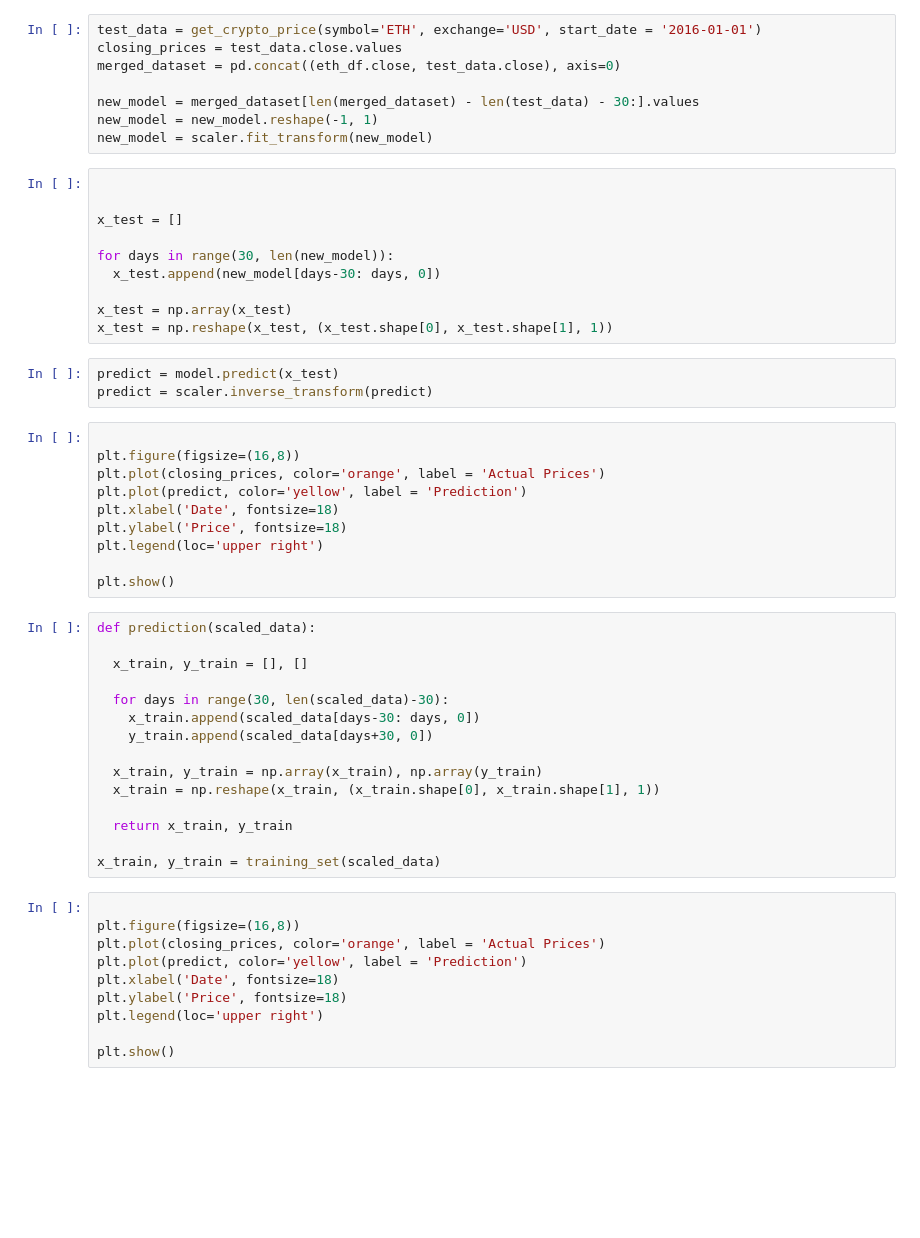
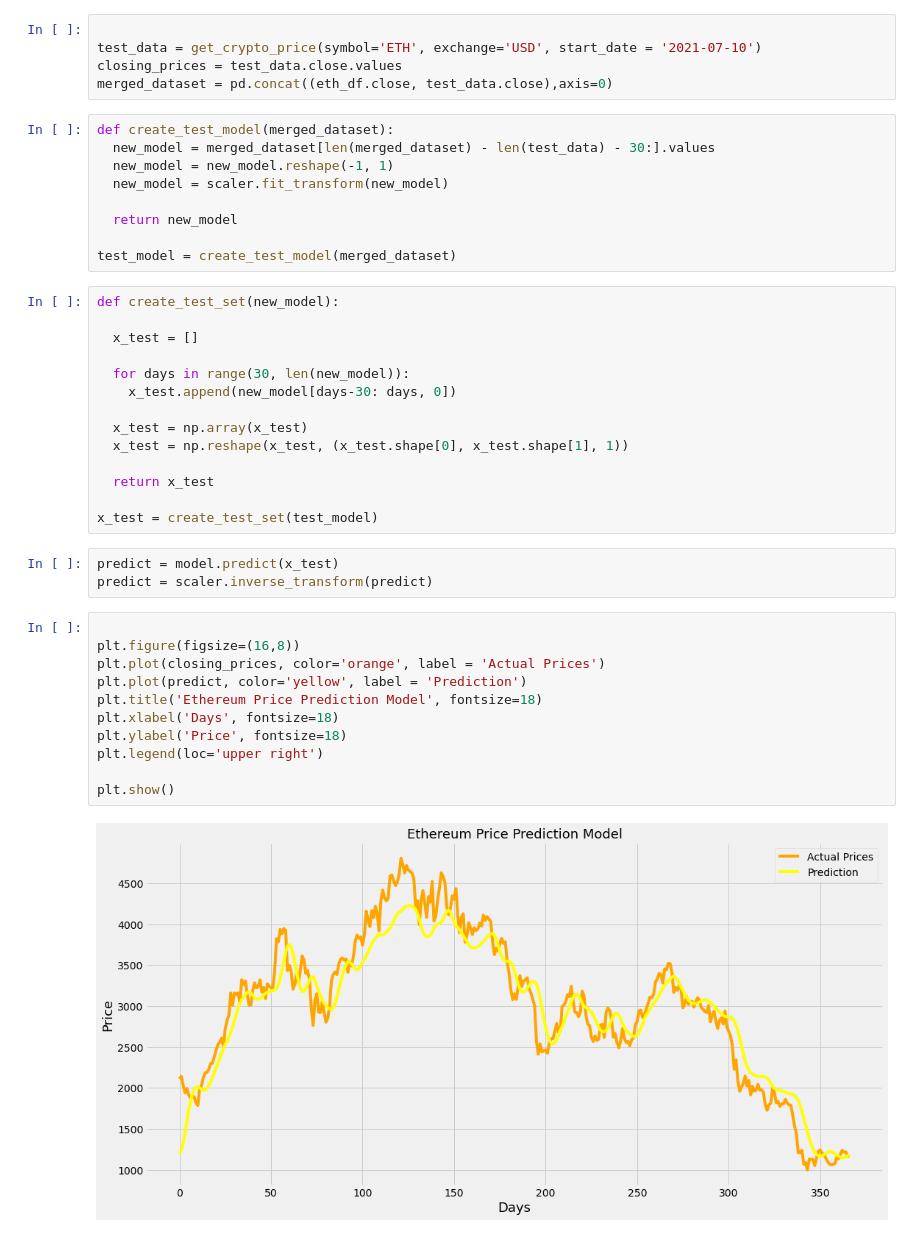
Before and after one commit to rudycav/Digital-Assets-Prediction-Model, a Jupyter notebook: Project/ Ethereum_model.ipynb, the cells around one changed output. Saved outputs shown, nothing was run; the diff lists cells and outputs as text; blank space fills up the shorter version.

```diff
--- a/Project/ Ethereum_model.ipynb
+++ b/Project/ Ethereum_model.ipynb
@@ -126,56 +122,44 @@ Epoch 32/32
 # %%
-test_data = get_crypto_price(symbol='ETH', exchange='USD', start_date = '2016-01-01')
+
+test_data = get_crypto_price(symbol='ETH', exchange='USD', start_date = '2021-07-10')
 closing_prices = test_data.close.values
-merged_dataset = pd.concat((eth_df.close, test_data.close), axis=0)
-
-new_model = merged_dataset[len(merged_dataset) - len(test_data) - 30:].values
-new_model = new_model.reshape(-1, 1)
-new_model = scaler.fit_transform(new_model)
+merged_dataset = pd.concat((eth_df.close, test_data.close),axis=0)
+# %%
+def create_test_model(merged_dataset):
+  new_model = merged_dataset[len(merged_dataset) - len(test_data) - 30:].values
+  new_model = new_model.reshape(-1, 1)
+  new_model = scaler.fit_transform(new_model)
+
+  return new_model
+
+test_model = create_test_model(merged_dataset)
 # %%
+def create_test_set(new_model):
 
+  x_test = []
 
-x_test = []
+  for days in range(30, len(new_model)):
+    x_test.append(new_model[days-30: days, 0])
 
-for days in range(30, len(new_model)):
-  x_test.append(new_model[days-30: days, 0])
+  x_test = np.array(x_test)
+  x_test = np.reshape(x_test, (x_test.shape[0], x_test.shape[1], 1))
 
-x_test = np.array(x_test)
-x_test = np.reshape(x_test, (x_test.shape[0], x_test.shape[1], 1))
+  return x_test
+
+x_test = create_test_set(test_model)
 # %%
 predict = model.predict(x_test)
 predict = scaler.inverse_transform(predict)
 # %%
 
 plt.figure(figsize=(16,8))
 plt.plot(closing_prices, color='orange', label = 'Actual Prices')
 plt.plot(predict, color='yellow', label = 'Prediction')
-plt.xlabel('Date', fontsize=18)
+plt.title('Ethereum Price Prediction Model', fontsize=18)
+plt.xlabel('Days', fontsize=18)
 plt.ylabel('Price', fontsize=18)
 plt.legend(loc='upper right')
 
 plt.show()
+# %% [output]
+[figure, added]
-# %%
-def prediction(scaled_data):
-
-  x_train, y_train = [], []
-
-  for days in range(30, len(scaled_data)-30):
-    x_train.append(scaled_data[days-30: days, 0])
-    y_train.append(scaled_data[days+30, 0])
-
-  x_train, y_train = np.array(x_train), np.array(y_train)
-  x_train = np.reshape(x_train, (x_train.shape[0], x_train.shape[1], 1))
-
-  return x_train, y_train
-
-x_train, y_train = training_set(scaled_data)
-# %%
-
-plt.figure(figsize=(16,8))
-plt.plot(closing_prices, color='orange', label = 'Actual Prices')
-plt.plot(predict, color='yellow', label = 'Prediction')
-plt.xlabel('Date', fontsize=18)
-plt.ylabel('Price', fontsize=18)
-plt.legend(loc='upper right')
-
-plt.show()
```
Also changed, not shown: parts of 8 cells of this notebook.
